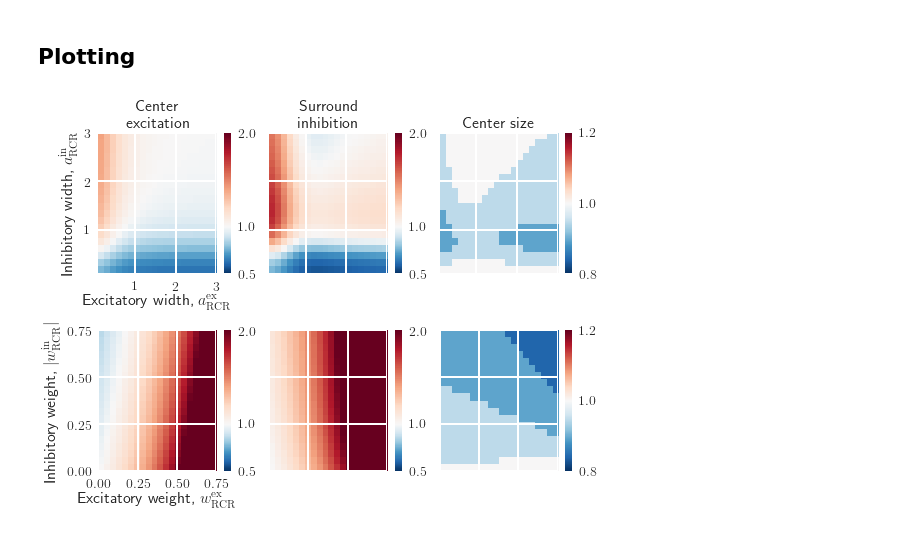
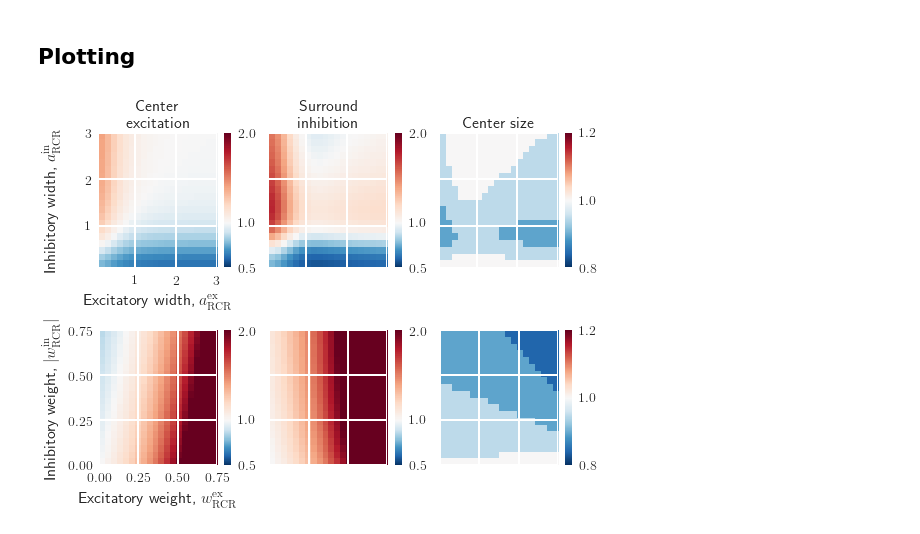
Before and after one commit to miladh/edog-simulations, a Jupyter notebook: irf_spatial_params_mix_fb/irf_spatial_params_mix_fb.ipynb, the cells around one changed output. Saved outputs shown, nothing was run; the diff lists cells and outputs as text; code cells hidden in the pictures.

Commit message:
label fixes params mix fb

```diff
--- a/irf_spatial_params_mix_fb/irf_spatial_params_mix_fb.ipynb
+++ b/irf_spatial_params_mix_fb/irf_spatial_params_mix_fb.ipynb
@@ -129,8 +129,8 @@ im = ax.imshow(cen_ex, cmap=cmap,
                interpolation=interpolation, aspect="auto",
                vmin=cen_ex_vmin, vmax=cen_ex_vmax, norm=MidpointNormalize(midpoint=1.))
 
-ax.set_xlabel("Excitatory width, $a^\mathrm{ex}_{\mathrm{RCR}}$", fontsize=16)
-ax.set_ylabel("Inhibitory width, $a^\mathrm{in}_{\mathrm{RCR}}$", fontsize=16)
+ax.set_xlabel("Excitatory width, $a^\mathrm{ex}_{\mathrm{RCR}}$", fontsize=16, labelpad=10)
+ax.set_ylabel("Inhibitory width, $a^\mathrm{in}_{\mathrm{RCR}}$", fontsize=16, labelpad=22)
 ax.set_title(titles[0], y=1.0)
 plt.colorbar(im, ax=ax, ticks=[cen_ex_vmin, 1, cen_ex_vmax])
 ax.grid(color="w", lw=2)
@@ -176,7 +176,7 @@ im = ax.imshow(cen_ex, cmap=cmap,
                interpolation=interpolation, aspect="auto",
                vmin=cen_ex_vmin, vmax=cen_ex_vmax, norm=MidpointNormalize(midpoint=1.))
 
-ax.set_xlabel("Excitatory weight, $w^\mathrm{ex}_{\mathrm{RCR}}$", fontsize=16)
+ax.set_xlabel("Excitatory weight, $w^\mathrm{ex}_{\mathrm{RCR}}$", fontsize=16, labelpad=10)
 ax.set_ylabel("Inhibitory weight, $|w^\mathrm{in}_{\mathrm{RCR}}|$", fontsize=16)
 plt.colorbar(im, ax=ax, ticks=[cen_ex_vmin, 1, cen_ex_vmax])
 ax.grid(color="w", lw=2)
@@ -184,31 +184,31 @@ ax.set_xticks(weight_ticks)
 ax.set_yticks(weight_ticks)
 
 # surround inhibition
 ax = axarr[1, 1]
 im = ax.imshow(sur_in, cmap=cmap,
                extent=extent, origin="lower",
                interpolation=interpolation, aspect="auto",
                vmin=sur_in_vmin, vmax=sur_in_vmax, norm=MidpointNormalize(midpoint=1.))
 
 plt.colorbar(im, ax=ax, ticks=[sur_in_vmin, 1, sur_in_vmax])
 ax.grid(color="w", lw=2)
 ax.set_xticks(weight_ticks)
 ax.set_yticks(weight_ticks)
 ax.xaxis.set_ticklabels([])
 
 # center size
 ax = axarr[1, 2]
 im = ax.imshow(cen_size, cmap=cmap,
                extent=extent, origin="lower",
                interpolation=interpolation, aspect="auto",
                vmin=cen_size_vmin, vmax=cen_size_vmax, norm=MidpointNormalize(midpoint=1.))
 
 plt.colorbar(im, ax=ax, ticks=[cen_size_vmin, 1, cen_size_vmax])
 ax.grid(color="w", lw=2)
 ax.set_xticks(weight_ticks)
 ax.set_yticks(weight_ticks)
 ax.xaxis.set_ticklabels([])
 
 plt.tight_layout()
 # %% [output]
-[figure, old version]
+[figure, new version]
```
